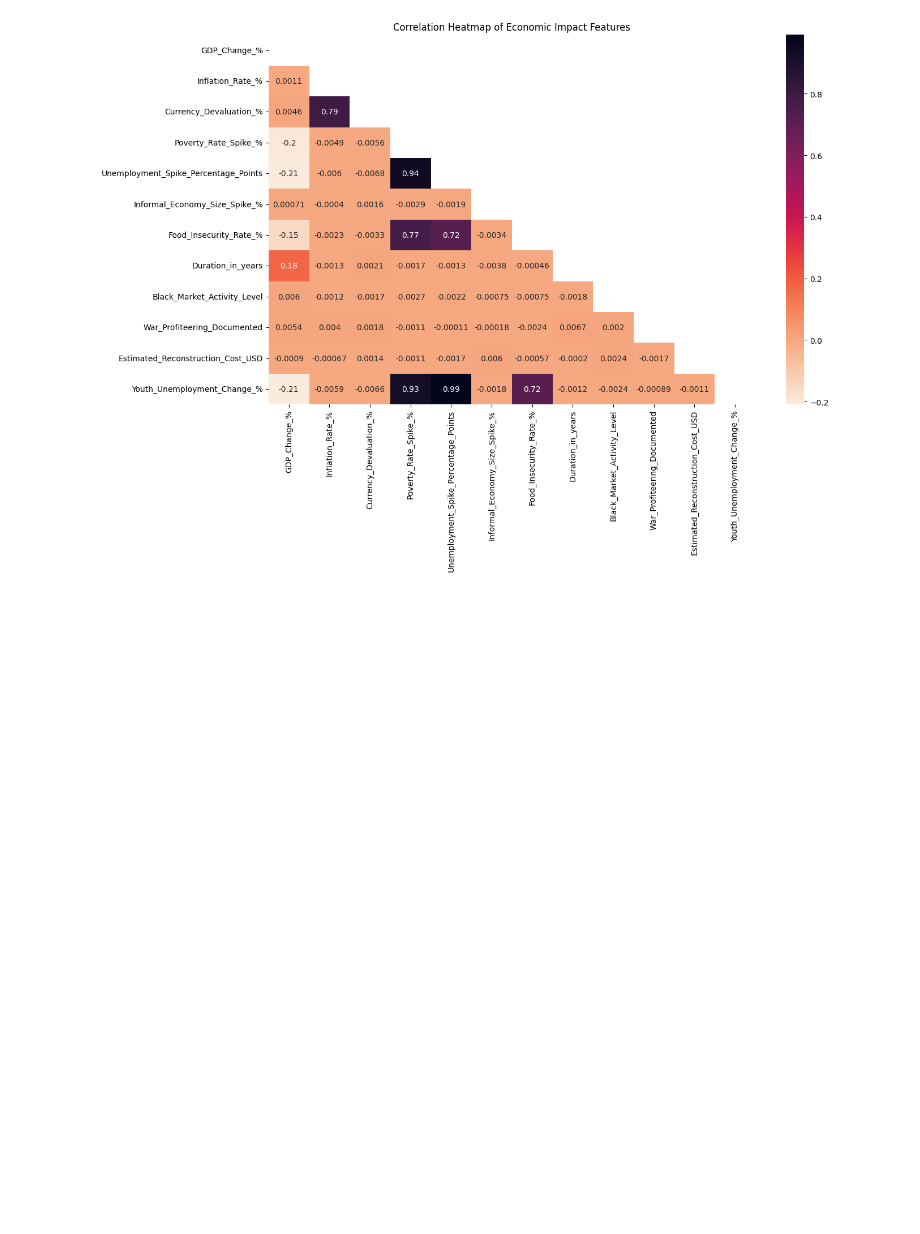
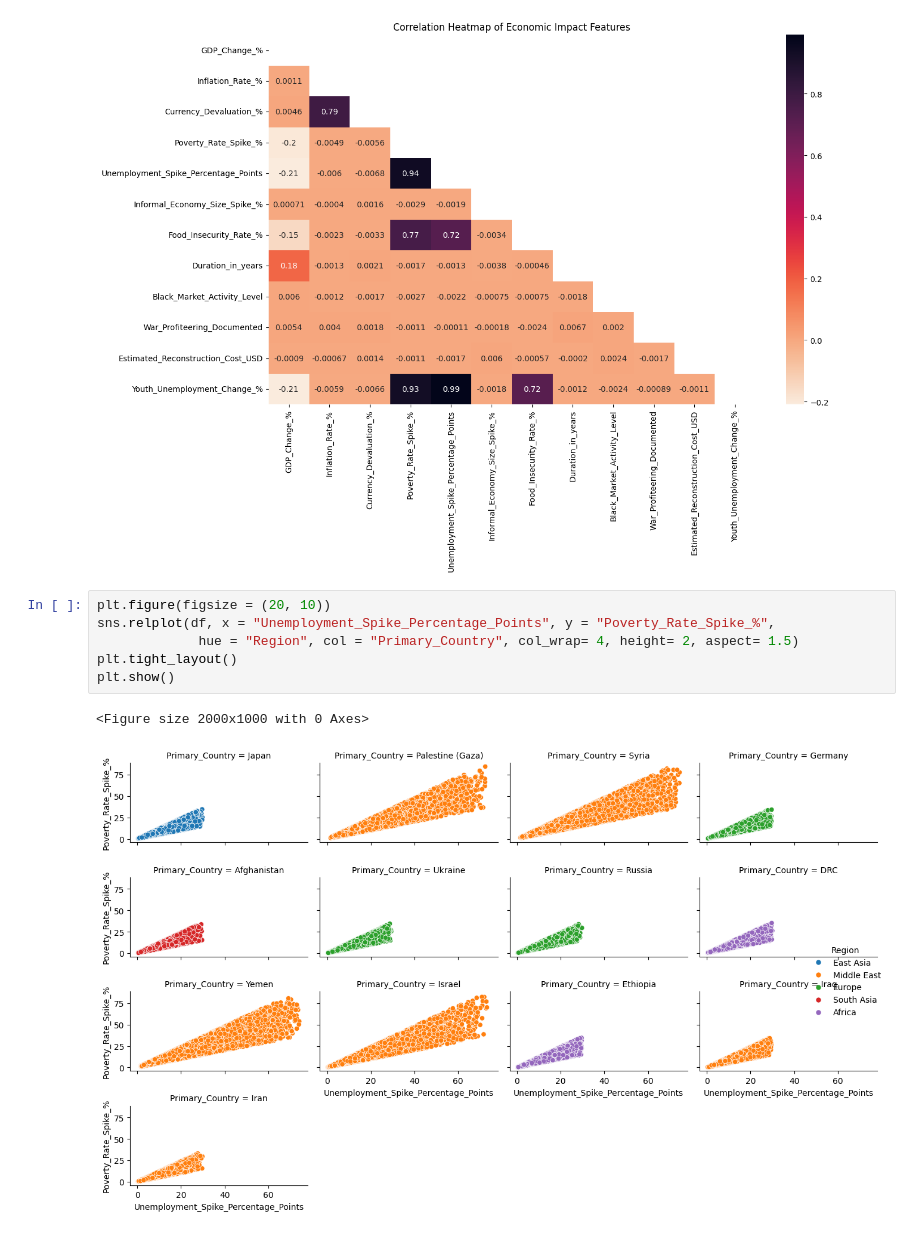
Before and after one commit to J2ckyo/4850-Final-Project, a Jupyter notebook: Data_Rangling.ipynb, the cells around one changed output. Cells and saved outputs as stored; diff of their text form; blank space fills up the shorter version.

Commit message:
More plots

```diff
--- a/Data_Rangling.ipynb
+++ b/Data_Rangling.ipynb
@@ -268,3 +268,12 @@ plt.tight_layout()
 plt.show()
 # %% [output]
 [figure]
+# %%
+plt.figure(figsize = (20, 10))
+sns.relplot(df, x = "Unemployment_Spike_Percentage_Points", y = "Poverty_Rate_Spike_%",
+             hue = "Region", col = "Primary_Country", col_wrap= 4, height= 2, aspect= 1.5)
+plt.tight_layout()
+plt.show()
+# %% [output]
+<Figure size 2000x1000 with 0 Axes>
+[figure, added]
```
Also changed, not shown: parts of 4 cells of this notebook.
